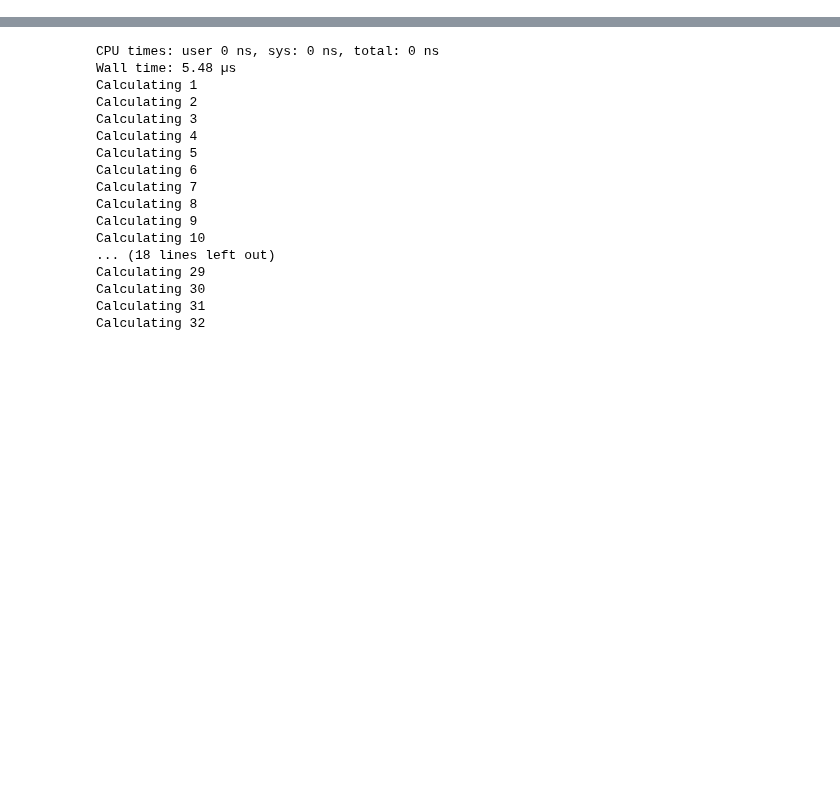
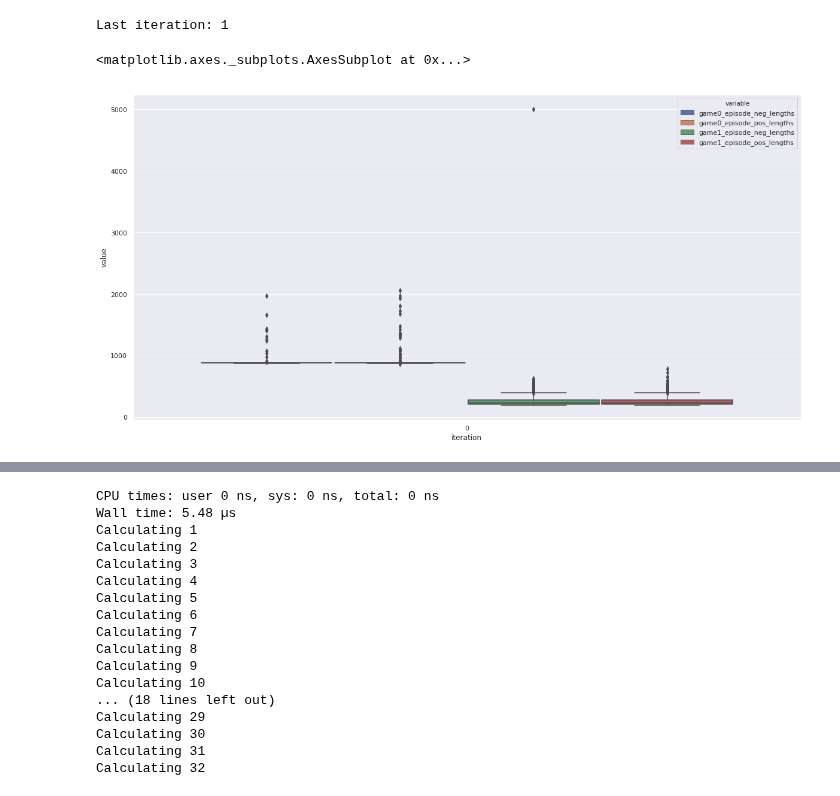
Before and after one commit to deyandyankov/research.mtne, a Jupyter notebook: gpu_implementation/analysis/Untitled.ipynb, the cells around one changed output, grey strips where cells are left out. Drawn from its saved outputs; the diff is of its cells as text; code cells hidden in the pictures; blank space fills up the shorter version.

```diff
--- a/gpu_implementation/analysis/Untitled.ipynb
+++ b/gpu_implementation/analysis/Untitled.ipynb
@@ -99,3 +102,35 @@ Last iteration: 199
+# %%
+eplens_df = pd.DataFrame(columns=[
+    'game0_episode_pos_lengths', 'game0_episode_neg_lengths',
+    'game1_episode_pos_lengths', 'game1_episode_neg_lengths',
+    'iteration'
+])
+
+for i in range(last_iteration):
+#     print("Loading iteration {}".format(i))
+    df = {
+        'game0_episode_pos_lengths': np.array([l[0] for l in get_iter_log(i, 'game0_episode_lengths')]),
+        'game0_episode_neg_lengths': np.array([l[1] for l in get_iter_log(i, 'game0_episode_lengths')]),
+
+        'game1_episode_pos_lengths': np.array([l[0] for l in get_iter_log(i, 'game1_episode_lengths')]),
+        'game1_episode_neg_lengths': np.array([l[1] for l in get_iter_log(i, 'game1_episode_lengths')])
+    }
+    df['iteration'] = [i] * df['game0_episode_pos_lengths'].shape[0]
+    edf = pd.DataFrame.from_dict(df)
+    eplens_df = pd.concat([eplens_df, edf], sort=True)
+print("Last iteration: {}".format(max(iterations)))
+m = pd.melt(eplens_df, id_vars=['iteration'], value_vars=['game0_episode_pos_lengths', 'game0_episode_neg_lengths',
+    'game1_episode_pos_lengths', 'game1_episode_neg_lengths'])
+m['value'] = m['value'].astype('float32')
+m['variable'] = m['variable'].astype('category')
+sns.boxplot(x='iteration', y='value', hue='variable', data=m)
+# eplens_df
+# sns.set(rc={'figure.figsize':(20, 10)})
+# sns.boxplot(x='iteration', y='game0_episode_pos_lengths', data=eplens_df)
+# %% [output]
+Last iteration: 1
+<matplotlib.axes._subplots.AxesSubplot at 0x...>
+[figure, added]
 # %%
 thetas = pd.DataFrame(columns=['iteration', 'theta'])
 for iteration in iterations:
```
Also changed, not shown: parts of 2 cells of this notebook, 1 other file.
